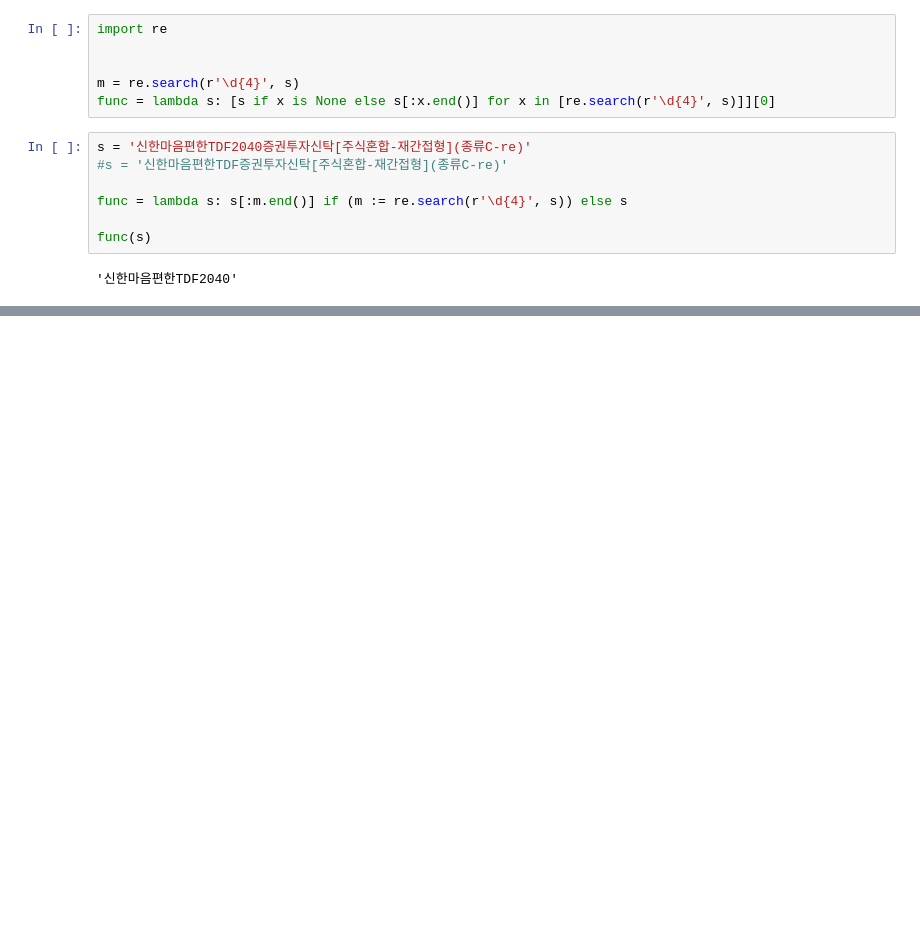
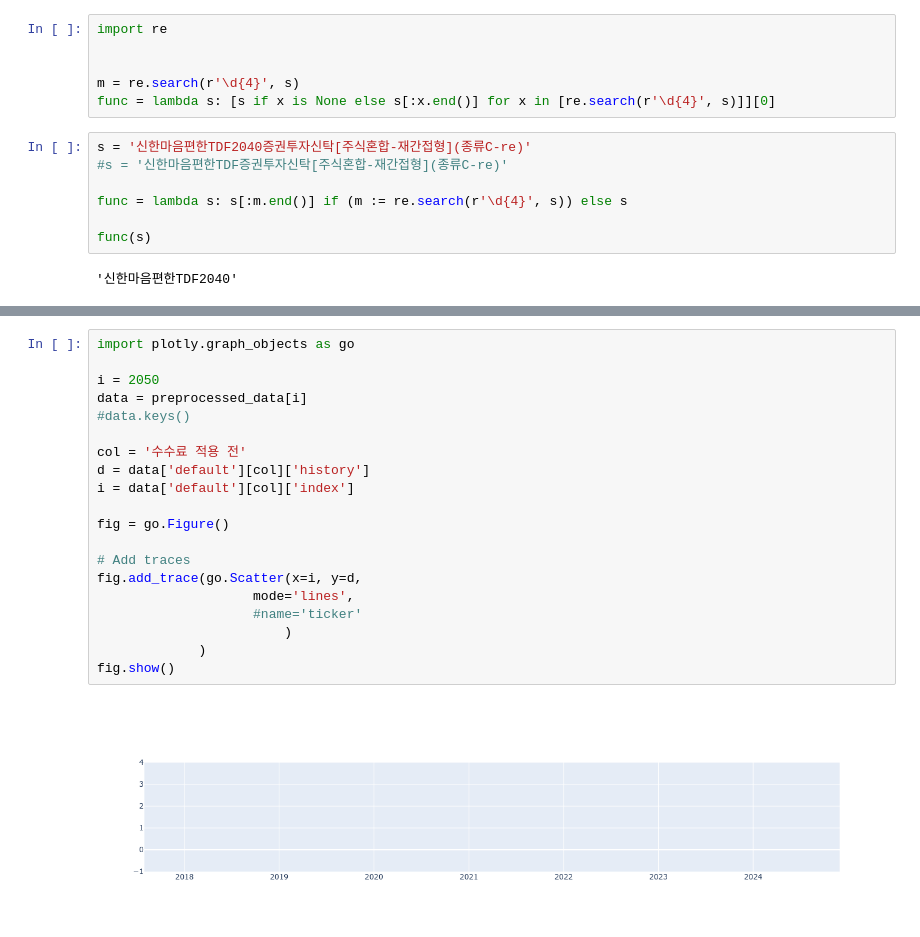
Before and after one commit to lbk209/fund, a Jupyter notebook: fund_labs.ipynb, the cells around one changed output, grey strips where cells are left out. Saved outputs shown, nothing was run; the diff lists cells and outputs as text; blank space fills up the shorter version.

```diff
--- a/fund_labs.ipynb
+++ b/fund_labs.ipynb
@@ -444,0 +268,22 @@ fig.update_layout(
+# %%
+import plotly.graph_objects as go
+
+i = 2050
+data = preprocessed_data[i]
+#data.keys()
+
+col = '수수료 적용 전'
+d = data['default'][col]['history']
+i = data['default'][col]['index']
+
+fig = go.Figure()
+
+# Add traces
+fig.add_trace(go.Scatter(x=i, y=d,
+                    mode='lines',
+                    #name='ticker'
+                        )
+             )
+fig.show()
+# %% [output]
+[figure, added]
```
Also changed, not shown: parts of 15 cells of this notebook, 1 other file.
